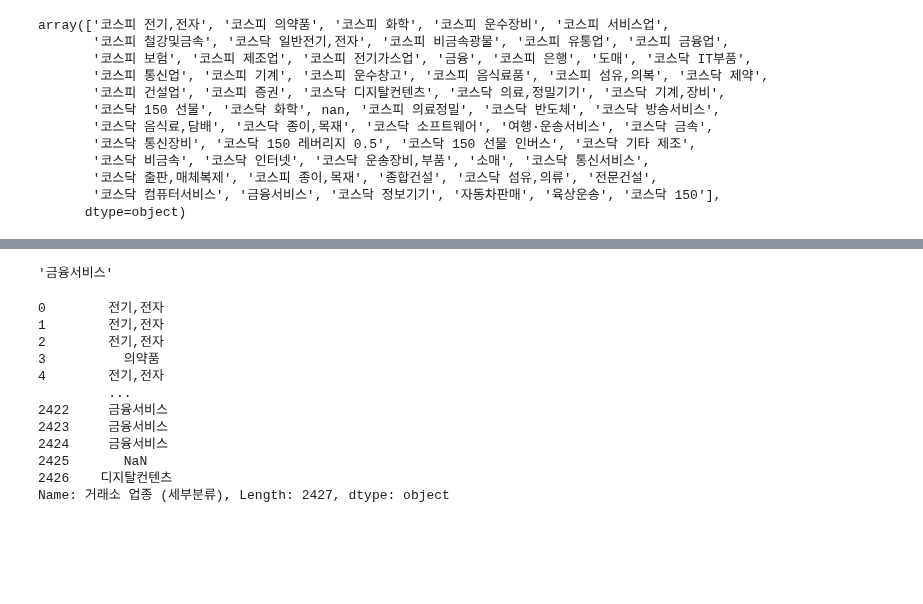
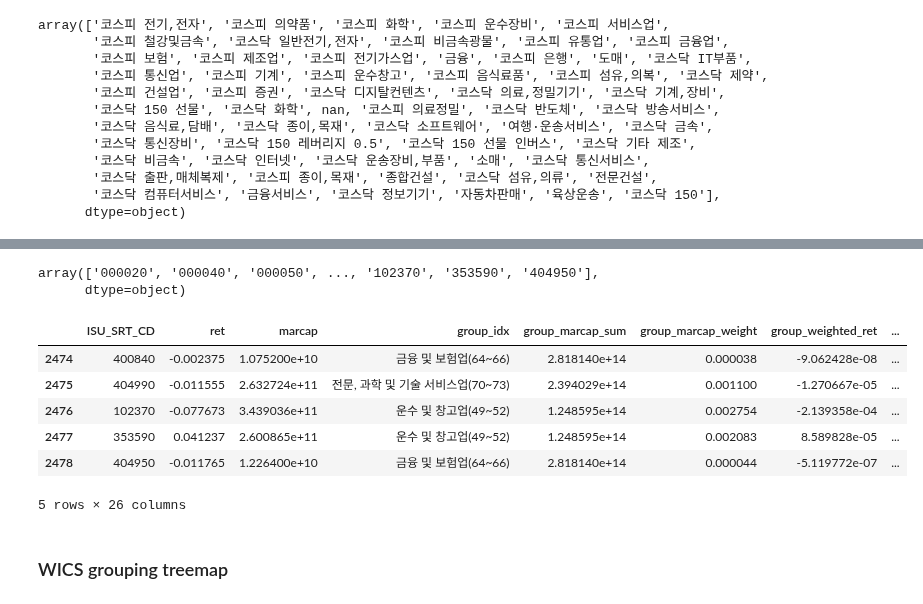
Before and after one commit to jaepil-choi/korquanttools, a Jupyter notebook: notebooks/woori_group_visualization_demo.ipynb, the cells around one changed output, grey strips where cells are left out. Drawn from its saved outputs; the diff is of its cells as text; code cells hidden in the pictures; blank space fills up the shorter version.

Commit message:
[FEAT] : Woori MyData sector treemap WICS mapped treemap demo (scaled/unscaled)

```diff
--- a/notebooks/woori_group_visualization_demo.ipynb
+++ b/notebooks/woori_group_visualization_demo.ipynb
@@ -717,20 +628,0 @@ def remove_exchange_prefix(s):
-# %%
-remove_exchange_prefix('금융서비스')
-# %% [output]
-'금융서비스'
-# %%
-
-wics_ksic_mapping_df['거래소 업종 (세부분류)'].apply(remove_exchange_prefix)
-# %% [output]
-0        전기,전자
-1        전기,전자
-2        전기,전자
-3          의약품
-4        전기,전자
-         ...
-2422     금융서비스
-2423     금융서비스
-2424     금융서비스
-2425       NaN
-2426    디지탈컨텐츠
-Name: 거래소 업종 (세부분류), Length: 2427, dtype: object
@@ -740,0 +629,21 @@ B = set(INDUSTRY_CODE2NAME.values())
+# %%
+sid_list = last_lv1_df['ISU_SRT_CD'].values
+sid_list
+# %% [output]
+array(['000020', '000040', '000050', ..., '102370', '353590', '404950'],
+      dtype=object)
+# %%
+wics_ksic_mapping_df['Symbol'] = wics_ksic_mapping_df['Symbol'].apply(lambda s: s[1:])
+# %%
+WICS_last_lv1_df = pd.merge(last_lv1_df, wics_ksic_mapping_df, how='left', left_on='ISU_SRT_CD', right_on='Symbol',)
+WICS_last_lv1_df.tail()
+# %% [output]
+|  | ISU_SRT_CD | ret | marcap | group_idx | group_marcap_sum | group_marcap_weight | group_weighted_ret | ... |
+| 2474 | 400840 | -0.002375 | 1.075200e+10 | 금융 및 보험업(64~66) | 2.818140e+14 | 0.000038 | -9.062428e-08 | ... |
+| 2475 | 404990 | -0.011555 | 2.632724e+11 | 전문, 과학 및 기술 서비스업(70~73) | 2.394029e+14 | 0.001100 | -1.270667e-05 | ... |
+| 2476 | 102370 | -0.077673 | 3.439036e+11 | 운수 및 창고업(49~52) | 1.248595e+14 | 0.002754 | -2.139358e-04 | ... |
+| 2477 | 353590 | 0.041237 | 2.600865e+11 | 운수 및 창고업(49~52) | 1.248595e+14 | 0.002083 | 8.589828e-05 | ... |
+| 2478 | 404950 | -0.011765 | 1.226400e+10 | 금융 및 보험업(64~66) | 2.818140e+14 | 0.000044 | -5.119772e-07 | ... |
+5 rows × 26 columns
+# %% [markdown]
+### WICS grouping treemap
```
Also changed, not shown: parts of 33 cells of this notebook.
